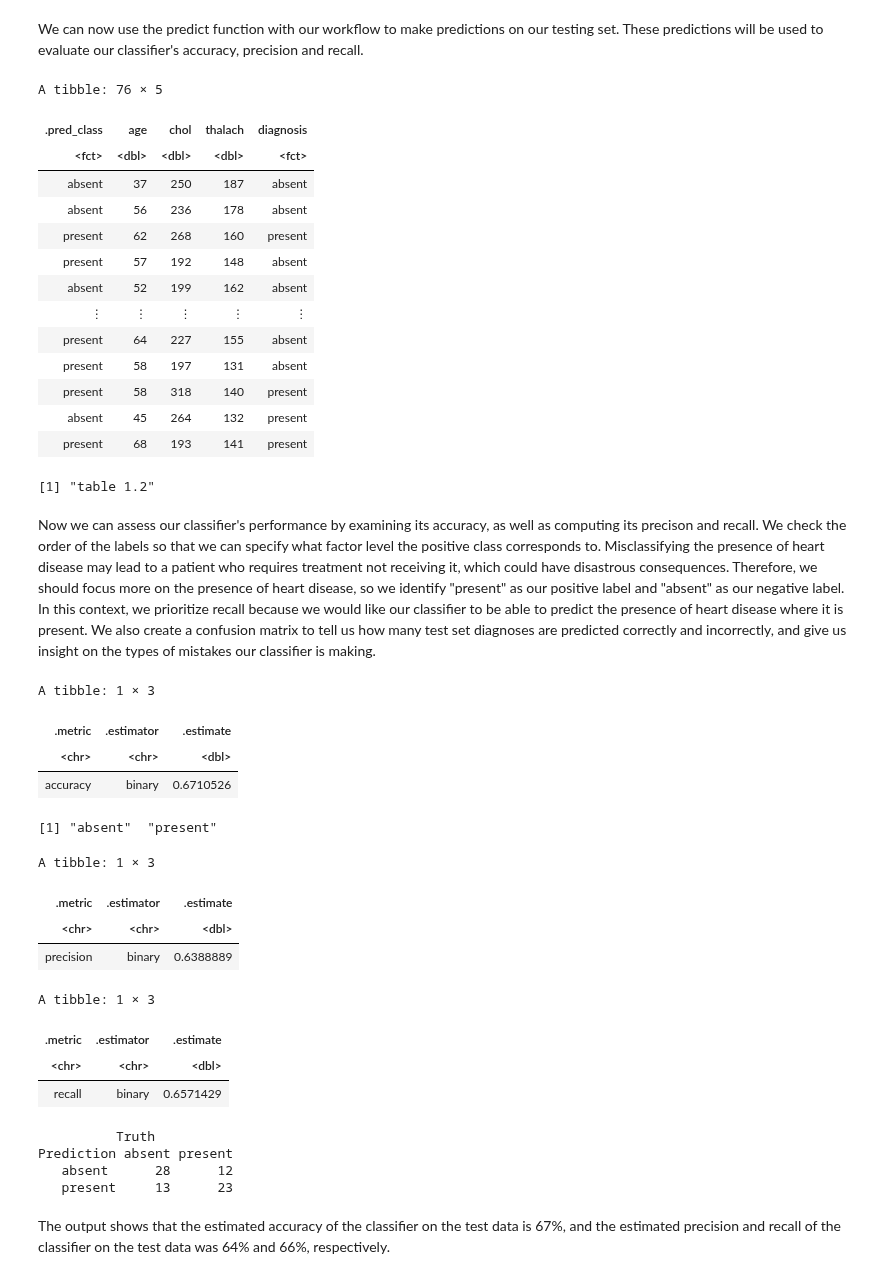
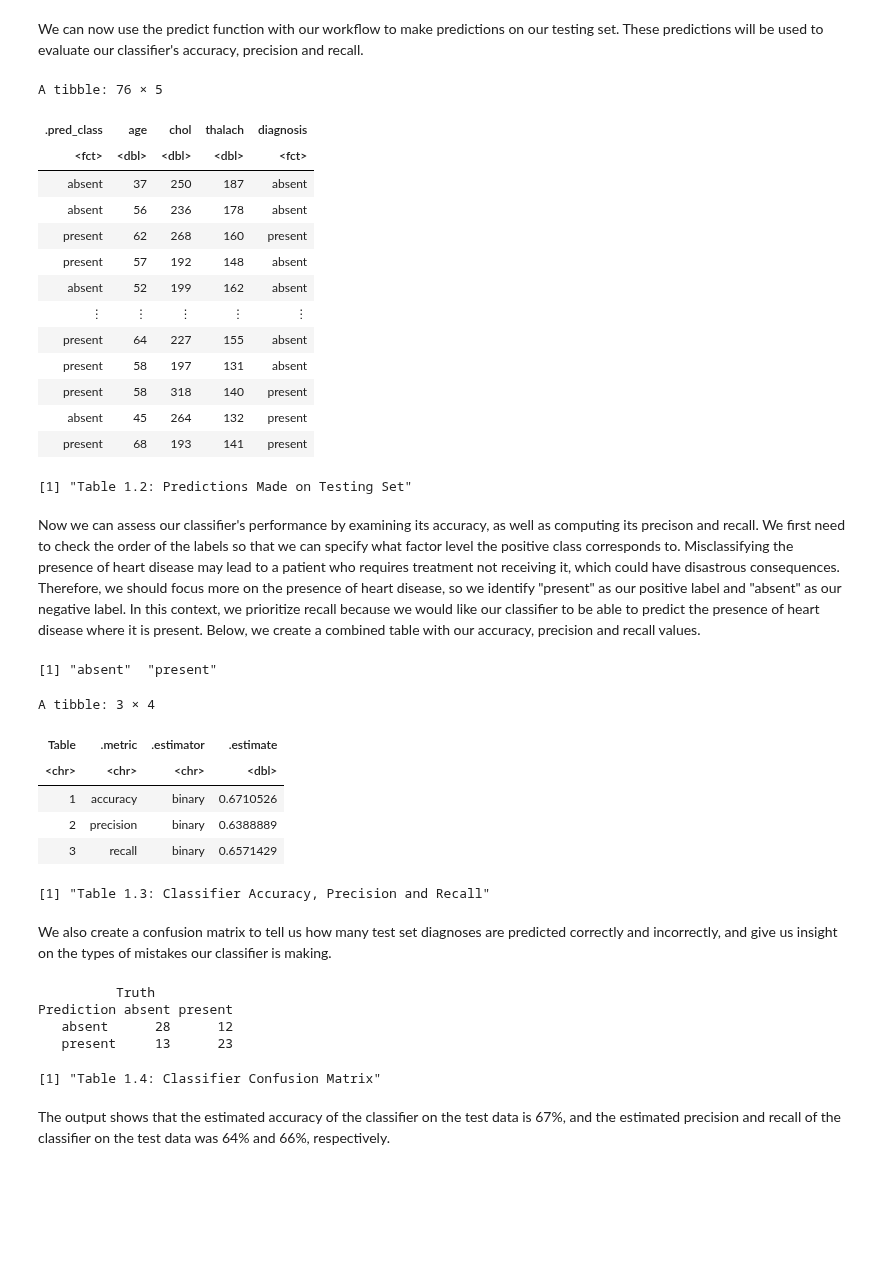
Before and after one commit to Nitro-87/Group-2-Project-Proposal, a Jupyter notebook: Project-Report.ipynb, the cells around one changed output. Cells and saved outputs as stored; diff of their text form; code cells hidden in the pictures; blank space fills up the shorter version.

```diff
--- a/Project-Report.ipynb
+++ b/Project-Report.ipynb
@@ -508,7 +499,7 @@ test_predictions <- predict(heart_fit , testing_set) |>
        bind_cols(testing_set)
 
 test_predictions
-print("table 1.2")
+print("Table 1.2: Predictions Made on Testing Set")
 # %% [output]
 A tibble: 76 × 5
 | .pred_class | age | chol | thalach | diagnosis |
@@ -524,53 +515,55 @@ A tibble: 76 × 5
 | present | 58 | 318 | 140 | present |
 | absent | 45 | 264 | 132 | present |
 | present | 68 | 193 | 141 | present |
-[1] "table 1.2"
+[1] "Table 1.2: Predictions Made on Testing Set"
 # %% [markdown]
-Now we can assess our classifier's performance by examining its accuracy, as well as computing its precison and recall. We check the order of the labels so that we can specify what factor level the positive class corresponds to.
-Misclassifying the presence of heart disease may lead to a patient who requires treatment not receiving it, which could have disastrous consequences. Therefore, we should focus more on the presence of heart disease, so we identify "present" as our positive label and "absent" as our negative label. In this context, we prioritize recall because we would like our classifier to be able to predict the presence of heart disease where it is present.
-We also create a confusion matrix to tell us how many test set diagnoses are predicted correctly and incorrectly, and give us insight on the types of mistakes our classifier is making.
+Now we can assess our classifier's performance by examining its accuracy, as well as computing its precison and recall. We first need to check the order of the labels so that we can specify what factor level the positive class corresponds to. Misclassifying the presence of heart disease may lead to a patient who requires treatment not receiving it, which could have disastrous consequences. Therefore, we should focus more on the presence of heart disease, so we identify "present" as our positive label and "absent" as our negative label. In this context, we prioritize recall because we would like our classifier to be able to predict the presence of heart disease where it is present. Below, we create a combined table with our accuracy, precision and recall values.
 # %%
-#finding out our classifier's accuracy
-prediction_accuracy <- test_predictions |>
-         metrics(truth = diagnosis, estimate = .pred_class) |>
-         filter(.metric == "accuracy")
-
-prediction_accuracy
-print("table
-
 #checking the order of the labels in the diagnosis variable
 test_predictions |> pull(diagnosis) |> levels()
 
+# Creating combined table
+combined_table <- list(
+
+ #finding out our classifier's accuracy
+prediction_accuracy <- test_predictions |>
+         metrics(truth = diagnosis, estimate = .pred_class) |>
+         filter(.metric == "accuracy"),
+
 #computing precision
 test_predictions |>
-  precision(truth = diagnosis, estimate = .pred_class, event_level = "second")
+  precision(truth = diagnosis, estimate = .pred_class, event_level = "second"),
 
 #computing recall
 test_predictions |>
-  recall(truth = diagnosis, estimate = .pred_class, event_level = "second")
+  recall(truth = diagnosis, estimate = .pred_class, event_level = "second")) |>
+  bind_rows(.id = "Table")
 
-#creating confusion matrix for the classifier
-heart_mat <- test_predictions |>
-conf_mat(truth = diagnosis, estimate = .pred_class)
-
-heart_mat
+combined_table
+print("Table 1.3: Classifier Accuracy, Precision and Recall")
 # %% [output]
-A tibble: 1 × 3
+[1] "absent"  "present"
+A tibble: 3 × 4
-| .metric | .estimator | .estimate |
-| <chr> | <chr> | <dbl> |
-| accuracy | binary | 0.6710526 |
+| Table | .metric | .estimator | .estimate |
+| <chr> | <chr> | <chr> | <dbl> |
+| 1 | accuracy | binary | 0.6710526 |
+| 2 | precision | binary | 0.6388889 |
+| 3 | recall | binary | 0.6571429 |
-[1] "absent"  "present"
-A tibble: 1 × 3
+[1] "Table 1.3: Classifier Accuracy, Precision and Recall"
-| .metric | .estimator | .estimate |
-| <chr> | <chr> | <dbl> |
-| precision | binary | 0.6388889 |
-A tibble: 1 × 3
-| .metric | .estimator | .estimate |
-| <chr> | <chr> | <dbl> |
-| recall | binary | 0.6571429 |
-          Truth
-Prediction absent present
-   absent      28      12
-   present     13      23
+# %% [markdown]
+We also create a confusion matrix to tell us how many test set diagnoses are predicted correctly and incorrectly, and give us insight on the types of mistakes our classifier is making.
+# %%
+#creating confusion matrix for the classifier
+heart_mat <- test_predictions |>
+conf_mat(truth = diagnosis, estimate = .pred_class)
+
+heart_mat
+print("Table 1.4: Classifier Confusion Matrix")
+# %% [output]
+          Truth
+Prediction absent present
+   absent      28      12
+   present     13      23
+[1] "Table 1.4: Classifier Confusion Matrix"
 # %% [markdown]
 The output shows that the estimated accuracy of the classifier on the test data is 67%, and the estimated precision and recall of the classifier on the test data was 64% and 66%, respectively.
```
Also changed, not shown: parts of 22 cells of this notebook.
